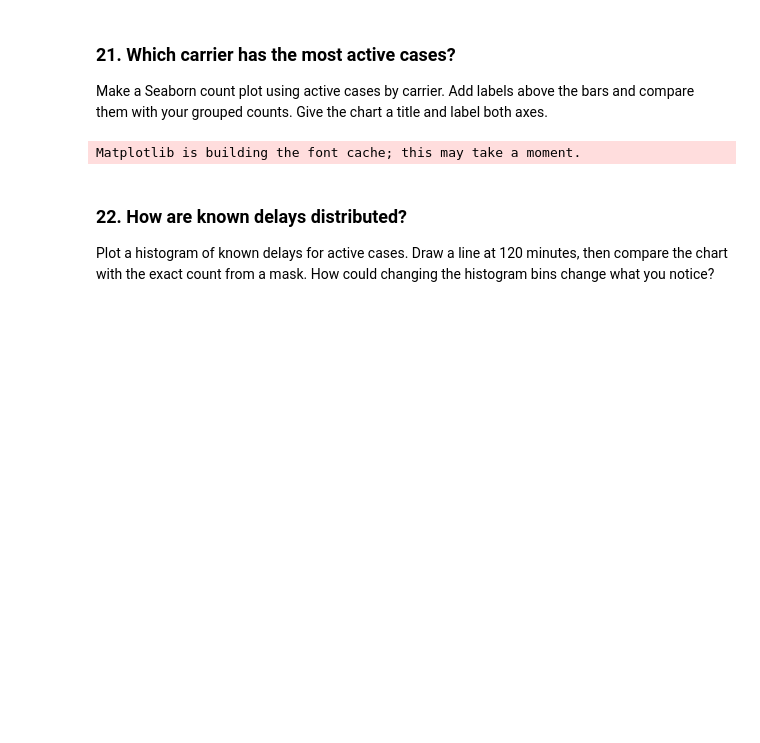
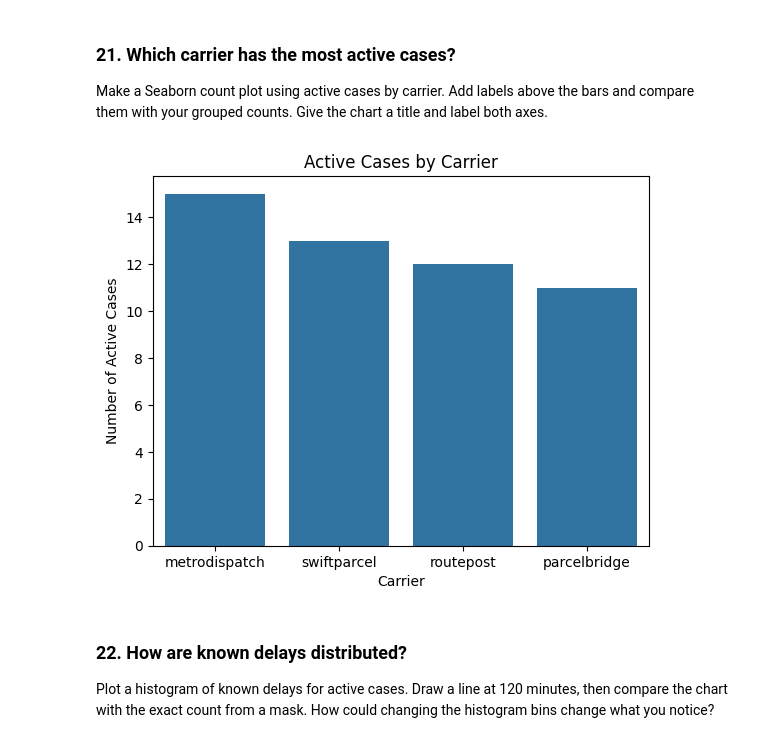
Before and after one commit to rm2620/LogicMojo-GenAI-AgenticAI-Oct26-Rishabh2620, a Jupyter notebook: Assignments_Solutions/03_python_data_analysis_practice.ipynb, the cells around one changed output. Drawn from its saved outputs; the diff is of its cells as text; code cells hidden in the pictures; blank space fills up the shorter version.

```diff
--- a/Assignments_Solutions/03_python_data_analysis_practice.ipynb
+++ b/Assignments_Solutions/03_python_data_analysis_practice.ipynb
@@ -639,8 +806,16 @@ Make a Seaborn count plot using active cases by carrier. Add labels above the ba
 # %%
 import seaborn as sns
 import matplotlib.pyplot as plt
+
+active_cases = cleaned_df[cleaned_df["status"] != "resolved"]
+
+sns.countplot(data=active_cases, x = "carrier", order=active_cases["carrier"].value_counts().index)
+plt.title("Active Cases by Carrier")
+plt.xlabel("Carrier")
+plt.ylabel("Number of Active Cases")
+plt.show()
 # %% [output]
-Matplotlib is building the font cache; this may take a moment.
+[figure, added]
 # %% [markdown]
 ### 22. How are known delays distributed?
 
```
Also changed, not shown: parts of 8 cells of this notebook.
